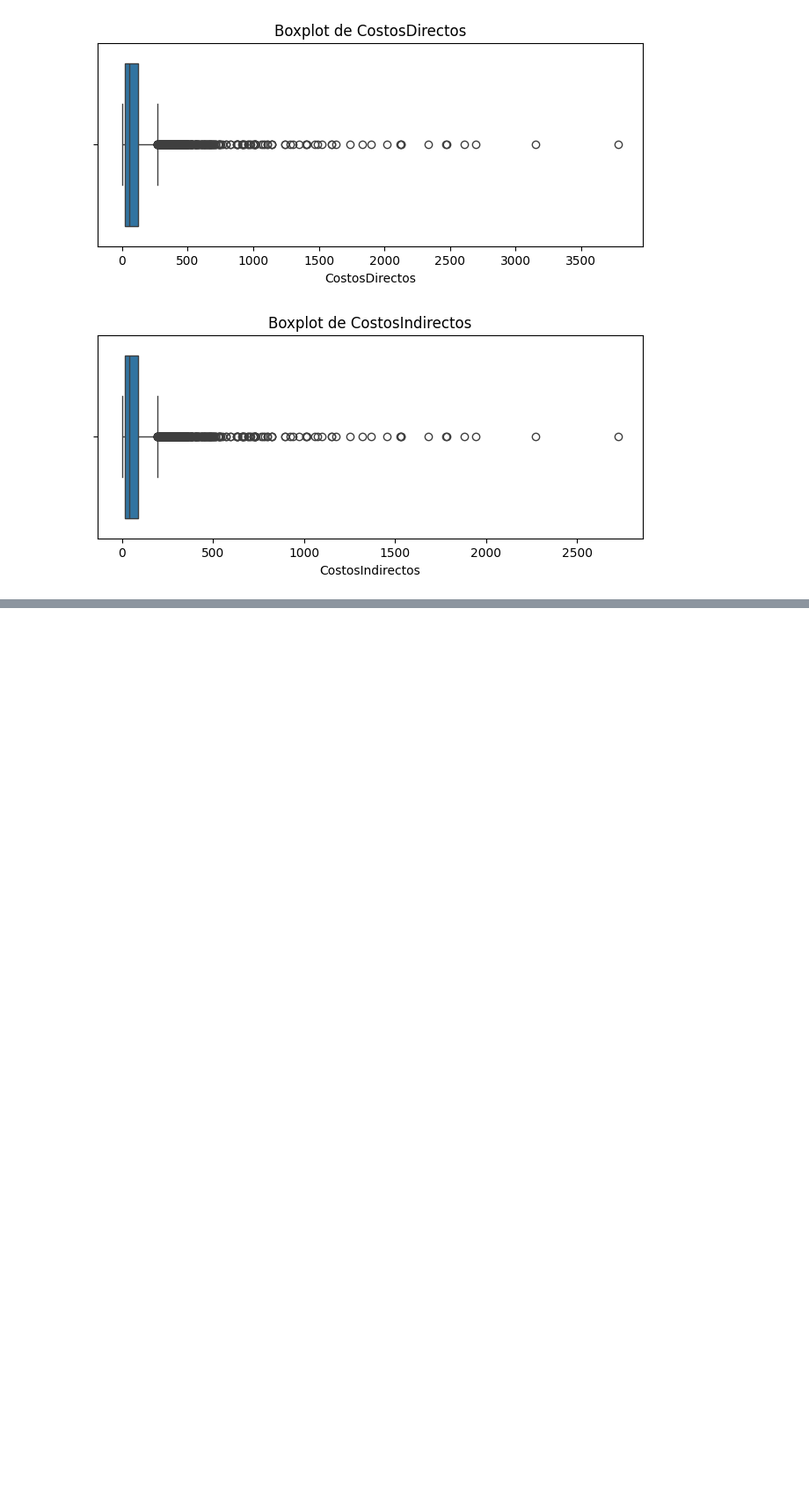
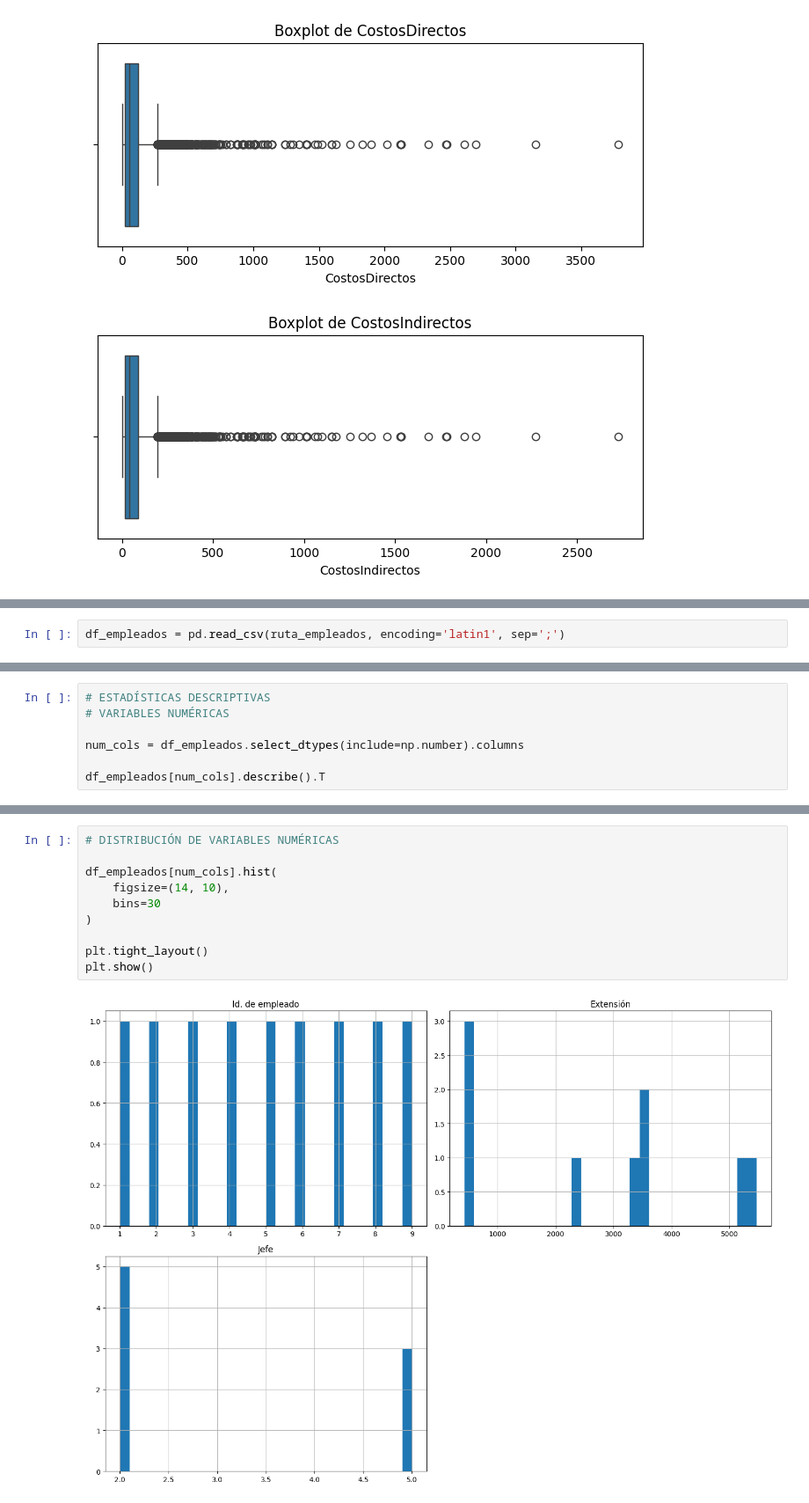
Before and after one commit to GMZepeda/proyecto_ypf, a Jupyter notebook: notebooks/1.0_eda_inicial.ipynb, the cells around one changed output, grey strips where cells are left out. Shown at 88% size. Drawn from its saved outputs; the diff is of its cells as text; blank space fills up the shorter version.

```diff
--- a/notebooks/1.0_eda_inicial.ipynb
+++ b/notebooks/1.0_eda_inicial.ipynb
@@ -386,0 +392,2 @@ for col in num_cols:
+# %%
+df_empleados = pd.read_csv(ruta_empleados, encoding='latin1', sep=';')
@@ -386,0 +475,7 @@ for col in num_cols:
+# %%
+# ESTADÍSTICAS DESCRIPTIVAS
+# VARIABLES NUMÉRICAS
+
+num_cols = df_empleados.select_dtypes(include=np.number).columns
+
+df_empleados[num_cols].describe().T
@@ -386,0 +544,12 @@ for col in num_cols:
+# %%
+# DISTRIBUCIÓN DE VARIABLES NUMÉRICAS
+
+df_empleados[num_cols].hist(
+    figsize=(14, 10),
+    bins=30
+)
+
+plt.tight_layout()
+plt.show()
+# %% [output]
+[figure, added]
```
Also changed, not shown: parts of 72 cells of this notebook.
